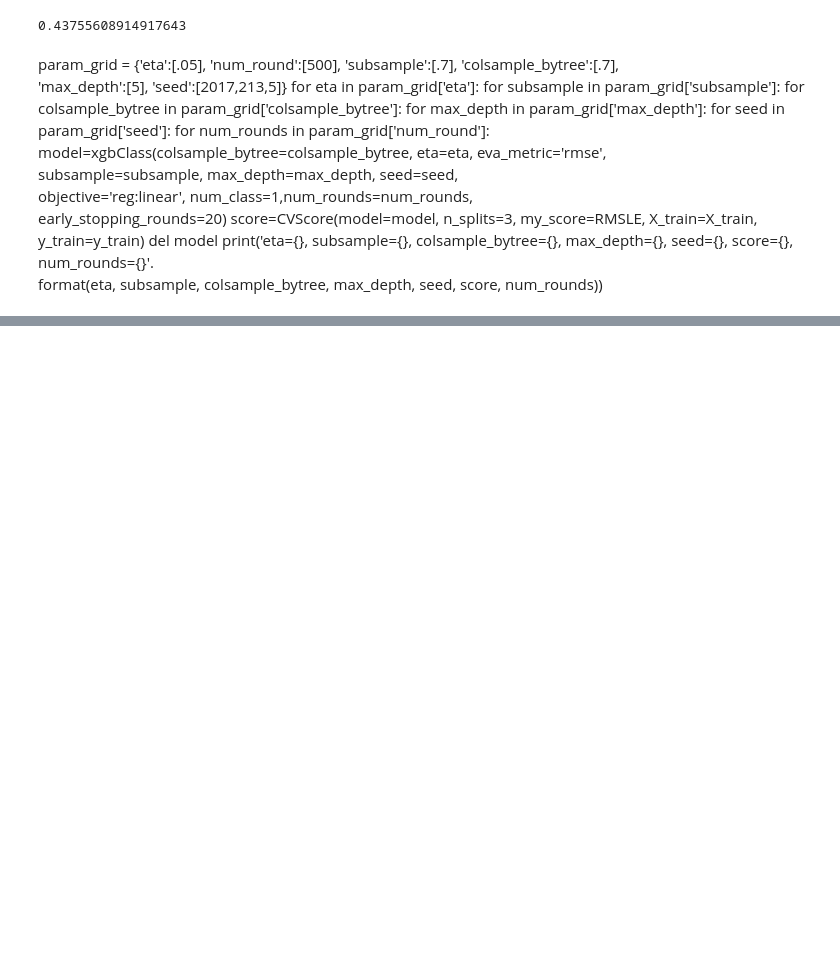
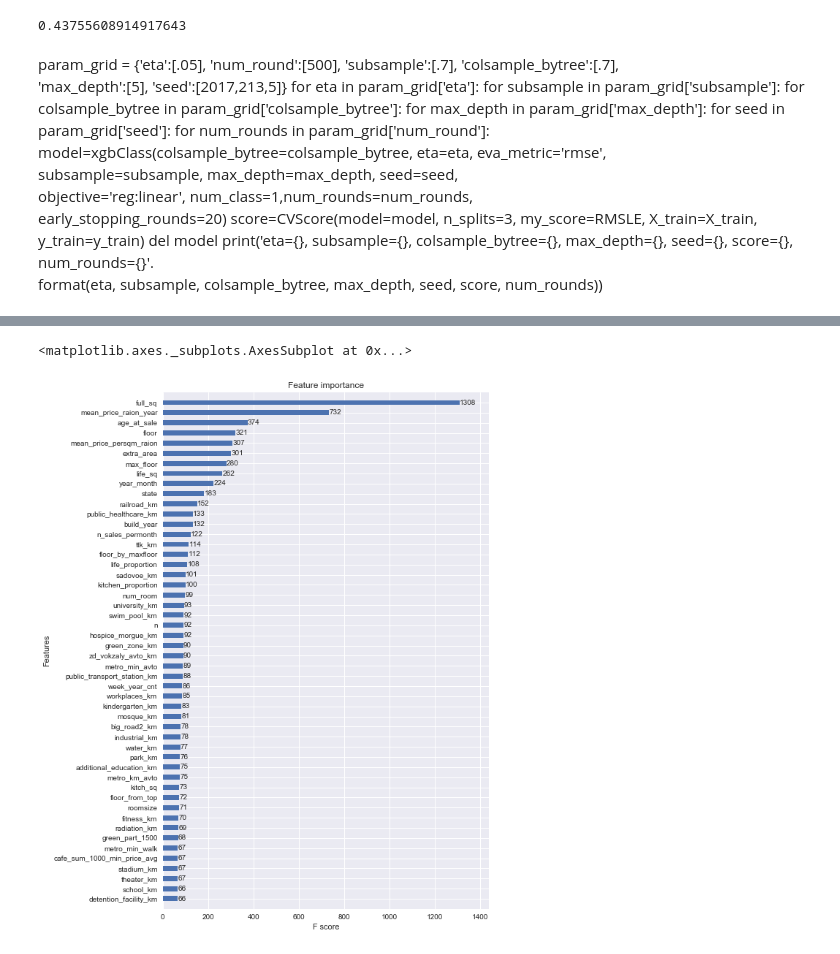
Before and after one commit to JCreeks/SyberbankHousingPrice, a Jupyter notebook: Initial_XGB_2_Additional_Features.ipynb, the cells around one changed output, grey strips where cells are left out. Cells and saved outputs as stored; diff of their text form; code cells hidden in the pictures; blank space fills up the shorter version.

```diff
--- a/Initial_XGB_2_Additional_Features.ipynb
+++ b/Initial_XGB_2_Additional_Features.ipynb
@@ -685,7 +719,7 @@ xgb_params = {
 dtrain = xgb.DMatrix(X_train, y_train)
 dtest = xgb.DMatrix(X_test)
 
-num_boost_rounds = 1024#len(cv_output)
+num_boost_rounds = 250#len(cv_output)
 model = xgb.train(dict(xgb_params, silent=0), dtrain, num_boost_round=num_boost_rounds)
 
 #fig, ax = plt.subplots(1, 1, figsize=(8, 13))
@@ -695,7 +729,10 @@ y_predict = model.predict(dtest)
 #y_predict = np.round(y_predict)#np.round(y_predict * 0.99)
 output = pd.DataFrame({'id': id_test, 'price_doc': y_predict})
 # %%
-# fig, ax = plt.subplots(1, 1, figsize=(8, 13))
-# xgb.plot_importance(model, max_num_features=50, height=0.5, ax=ax)
+fig, ax = plt.subplots(1, 1, figsize=(8, 13))
+xgb.plot_importance(model, max_num_features=50, height=0.5, ax=ax)
+# %% [output]
+<matplotlib.axes._subplots.AxesSubplot at 0x...>
+[figure, added]
 # %%
  output.to_csv('submission_Jun8_3_seed5_Additional_Feature.csv', index=False)
```
Also changed, not shown: parts of 3 cells of this notebook.
